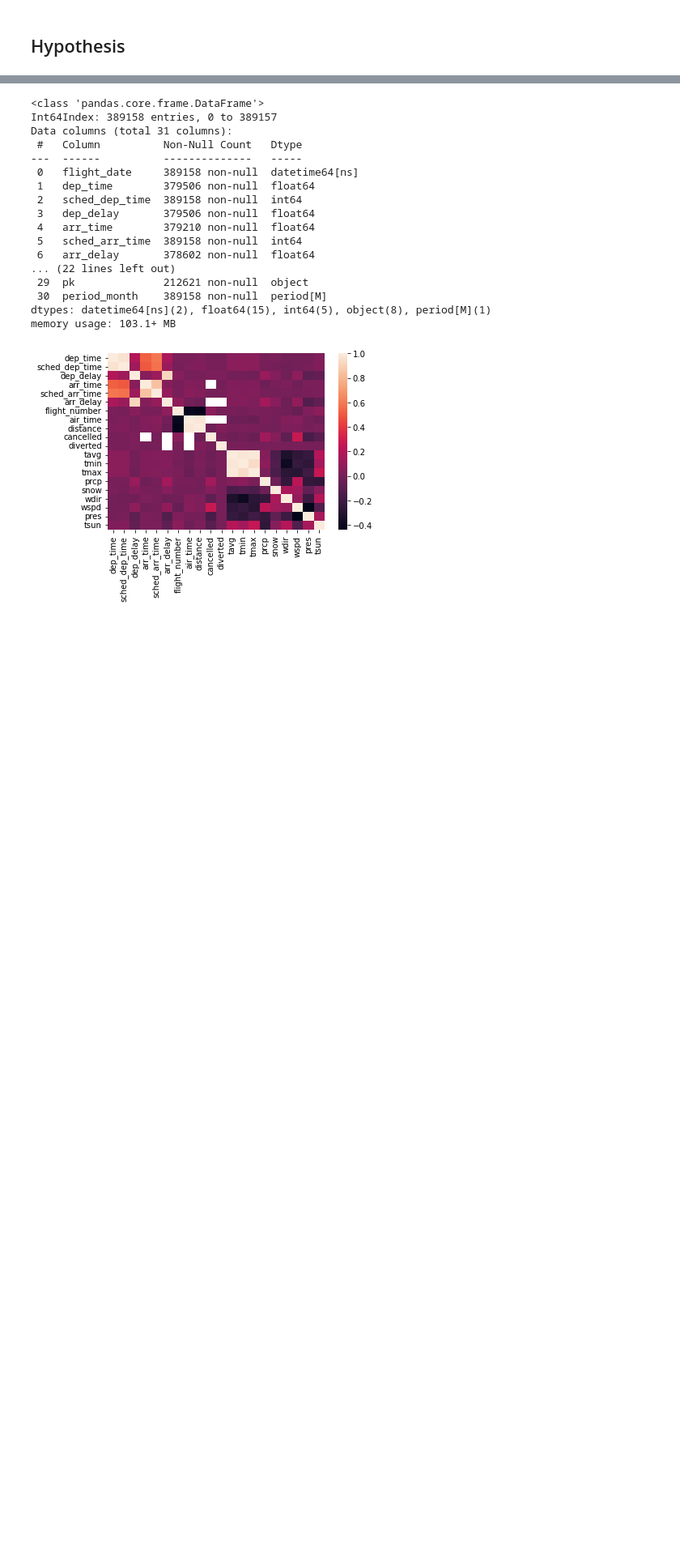
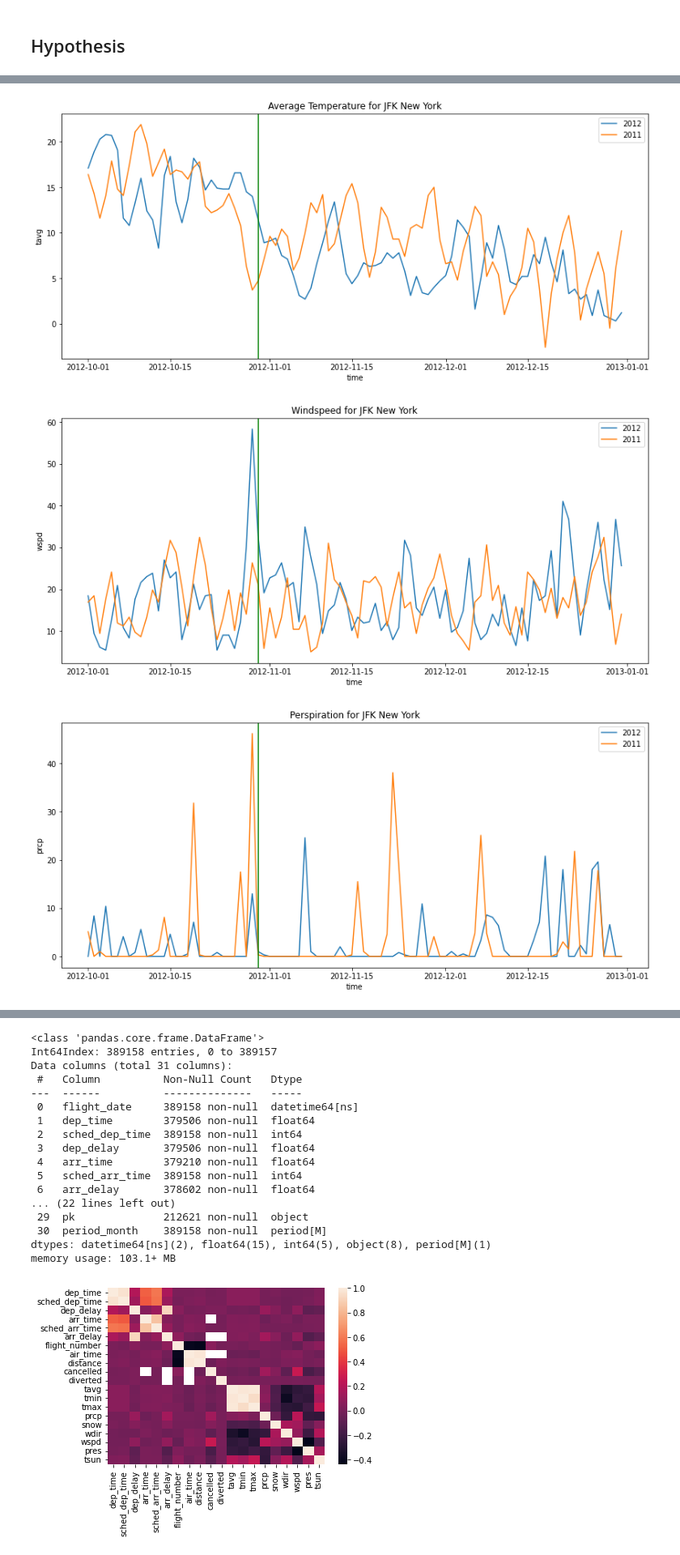
Before and after one commit to sergioserge/us-airports-project, a Jupyter notebook: 05_final_version2.ipynb, the cells around one changed output, grey strips where cells are left out. Shown: that part at 81% size. Saved outputs shown, nothing was run; the diff lists cells and outputs as text; code cells hidden in the pictures; blank space fills up the shorter version.

```diff
--- a/05_final_version2.ipynb
+++ b/05_final_version2.ipynb
@@ -588,16 +586,20 @@ H1
 # %%
 col_list = ['tavg', 'wspd', 'prcp']
 col_names_list = ['Average Temperature', 'Windspeed', 'Perspiration']
 
 for i, col in enumerate(col_list):
     fig, ax = plt.subplots(figsize=(14,6))
 
     x = weather_df_2012['time'][weather_df_2011['icao'] == 'KJFK']
     y1 = weather_df_2011[col]
     y2 = weather_df_2012[col]
 
     sns.lineplot(x=x, y=y2, ci=None, ax=ax, label='2012')
     sns.lineplot(x=x, y=y1, ci=None, ax=ax, label='2011')
-    #ax.set_xticklabels(weather_df_2012['sandy_day'])
+    ax.axvline(dt.datetime(2012,10,30), color='green')
     ax.set_title(col_names_list[i] + ' for JFK New York')
     plt.show()
+# %% [output]
+[figure, added]
+[figure, added]
+[figure, added]
```
Also changed, not shown: parts of 11 cells of this notebook.
